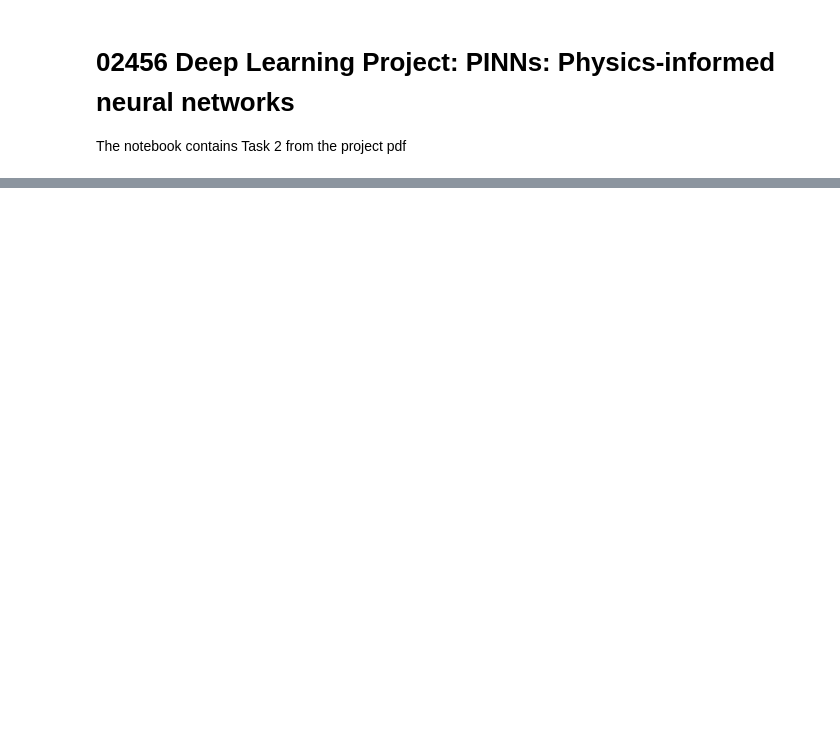
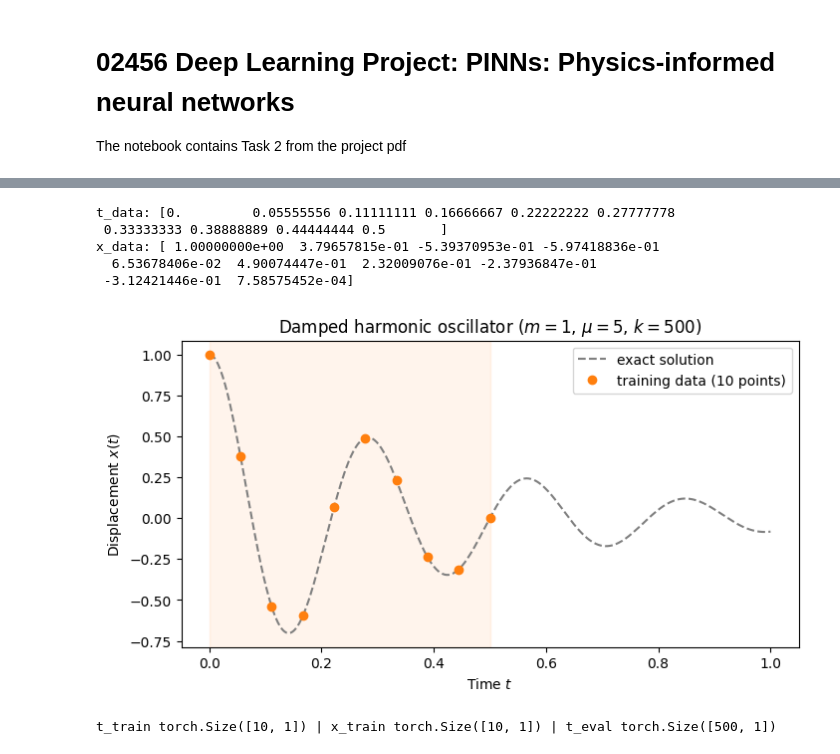
Before and after one commit to mu-10/02456_PINNs, a Jupyter notebook: task2.ipynb, the cells around one changed output, grey strips where cells are left out. Saved outputs shown, nothing was run; the diff lists cells and outputs as text; code cells hidden in the pictures; blank space fills up the shorter version.

```diff
--- a/task2.ipynb
+++ b/task2.ipynb
@@ -20,0 +21,57 @@ ModuleNotFoundError: No module named 'numpy'
+# %%
+import numpy as np
+
+# parameters
+
+m, mu, k = 1.0, 5.0, 500.0
+
+# damping and frequencies
+
+d   = mu / (2 * m)
+w0  = np.sqrt(k)
+w   = np.sqrt(w0**2 - d**2)
+
+# phase and amplitude
+
+phi = np.arctan(-d / w)
+A   = 1 / (2 * np.cos(phi))
+
+def exact(t):
+    return np.exp(-d * t) * (2 * A * np.cos(phi + w * t))
+
+# data points generating
+
+t_data = np.linspace(0, 0.5, 10)
+x_data = exact(t_data)
+print("t_data:", t_data)
+print("x_data:", x_data)
+# %% [output]
+t_data: [0.         0.05555556 0.11111111 0.16666667 0.22222222 0.27777778
+ 0.33333333 0.38888889 0.44444444 0.5       ]
+x_data: [ 1.00000000e+00  3.79657815e-01 -5.39370953e-01 -5.97418836e-01
+  6.53678406e-02  4.90074447e-01  2.32009076e-01 -2.37936847e-01
+ -3.12421446e-01  7.58575452e-04]
+# %%
+t_test = np.linspace(0, 1, 500)  # time range for plotting
+
+plt.figure(figsize=(8, 4))
+plt.plot(t_test, exact(t_test), color='grey', ls='--', label='exact solution')
+plt.plot(t_data, x_data, 'o', color='tab:orange', label='training data (10 points)') # analytical solution and the training points
+plt.axvspan(0, 0.5, color='tab:orange', alpha=0.08) # time interval used for training data
+plt.xlabel('Time $t$')
+plt.ylabel('Displacement $x(t)$')
+plt.title(r'Damped harmonic oscillator ($m=1$, $\mu=5$, $k=500$)')
+plt.legend()
+plt.show()
+# %% [output]
+[figure, added]
+# %%
+# numpy arrays to PyTorch tensors and into column vectors
+
+t_train = torch.from_numpy(t_data).view(-1, 1)
+x_train = torch.from_numpy(x_data).view(-1, 1)
+t_eval = torch.from_numpy(t_test).view(-1, 1)
+
+print("t_train", t_train.shape, "| x_train", x_train.shape, "| t_eval", t_eval.shape)
+# %% [output]
+t_train torch.Size([10, 1]) | x_train torch.Size([10, 1]) | t_eval torch.Size([500, 1])
```
Also changed, not shown: parts of 5 cells of this notebook.
